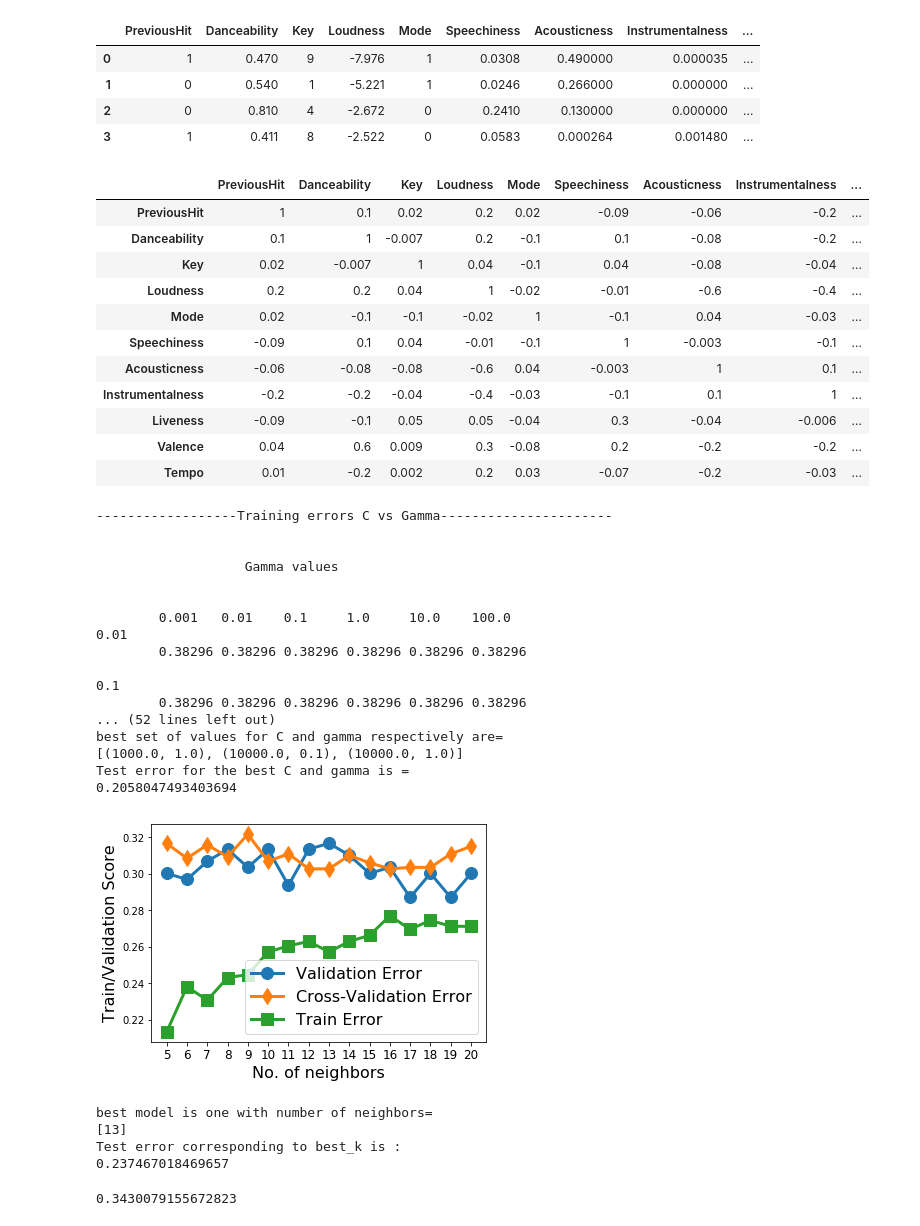
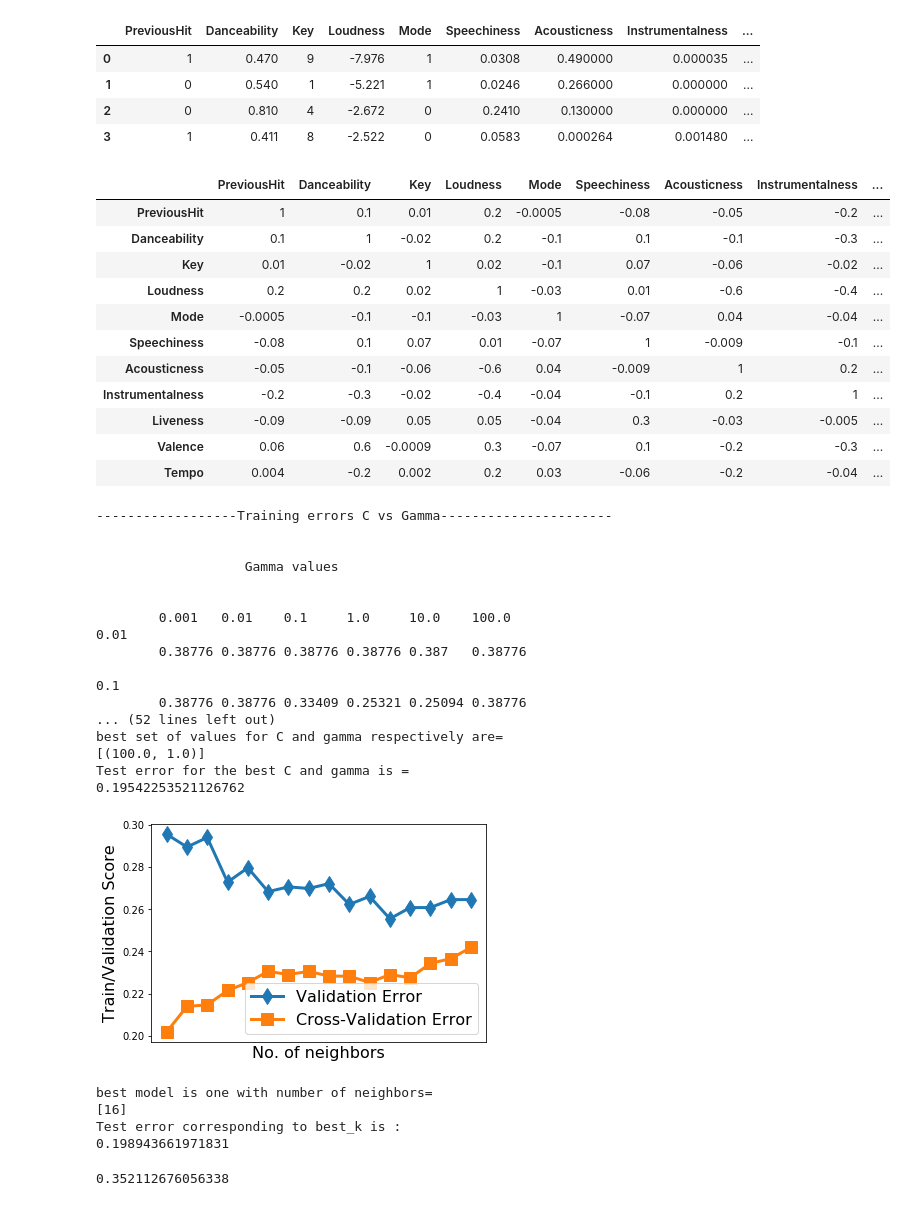
Before and after one commit to pruthvipatel/midterm_project_CS6301.010, a Jupyter notebook: mid_term_project/mid_term_project.ipynb, the cells around one changed output. Saved outputs shown, nothing was run; the diff lists cells and outputs as text; code cells hidden in the pictures.

```diff
--- a/mid_term_project/mid_term_project.ipynb
+++ b/mid_term_project/mid_term_project.ipynb
@@ -41,8 +42,7 @@ train_x=train.iloc[:,[3,4,6,7,8,9,10,11,12,13,14]]
 #train_norm_x = normalize(train_x, axis =0)
 # %%
 #train, test and validation partition
-tst_frac=0.2
-val_frac=0.2
+tst_frac=0.3
 
 
 #change3_____train_x changed to train_norm_x
@@ -50,7 +50,7 @@ val_frac=0.2
 X_trn, X_tst, y_trn, y_tst = train_test_split(train_x, train_y, test_size=tst_frac,random_state=42)
 
 
-X_trn, X_val, y_trn, y_val = train_test_split(X_trn, y_trn, test_size=val_frac,random_state=42)
+#X_trn, X_val, y_trn, y_val = train_test_split(X_trn, y_trn, test_size=val_frac,random_state=42)
 # %%
 test[0:4]
 # %% [output]
@@ -72,17 +72,22 @@ corr = X_trn.corr()
 corr.style.background_gradient(cmap='coolwarm').set_precision(1)
 # %% [output]
 |  | PreviousHit | Danceability | Key | Loudness | Mode | Speechiness | Acousticness | Instrumentalness | ... |
-| PreviousHit | 1 | 0.1 | 0.02 | 0.2 | 0.02 | -0.09 | -0.06 | -0.2 | ... |
-| Danceability | 0.1 | 1 | -0.007 | 0.2 | -0.1 | 0.1 | -0.08 | -0.2 | ... |
-| Key | 0.02 | -0.007 | 1 | 0.04 | -0.1 | 0.04 | -0.08 | -0.04 | ... |
-| Loudness | 0.2 | 0.2 | 0.04 | 1 | -0.02 | -0.01 | -0.6 | -0.4 | ... |
-| Mode | 0.02 | -0.1 | -0.1 | -0.02 | 1 | -0.1 | 0.04 | -0.03 | ... |
-| Speechiness | -0.09 | 0.1 | 0.04 | -0.01 | -0.1 | 1 | -0.003 | -0.1 | ... |
-| Acousticness | -0.06 | -0.08 | -0.08 | -0.6 | 0.04 | -0.003 | 1 | 0.1 | ... |
-| Instrumentalness | -0.2 | -0.2 | -0.04 | -0.4 | -0.03 | -0.1 | 0.1 | 1 | ... |
-| Liveness | -0.09 | -0.1 | 0.05 | 0.05 | -0.04 | 0.3 | -0.04 | -0.006 | ... |
-| Valence | 0.04 | 0.6 | 0.009 | 0.3 | -0.08 | 0.2 | -0.2 | -0.2 | ... |
-| Tempo | 0.01 | -0.2 | 0.002 | 0.2 | 0.03 | -0.07 | -0.2 | -0.03 | ... |
+| PreviousHit | 1 | 0.1 | 0.01 | 0.2 | -0.0005 | -0.08 | -0.05 | -0.2 | ... |
+| Danceability | 0.1 | 1 | -0.02 | 0.2 | -0.1 | 0.1 | -0.1 | -0.3 | ... |
+| Key | 0.01 | -0.02 | 1 | 0.02 | -0.1 | 0.07 | -0.06 | -0.02 | ... |
+| Loudness | 0.2 | 0.2 | 0.02 | 1 | -0.03 | 0.01 | -0.6 | -0.4 | ... |
+| Mode | -0.0005 | -0.1 | -0.1 | -0.03 | 1 | -0.07 | 0.04 | -0.04 | ... |
+| Speechiness | -0.08 | 0.1 | 0.07 | 0.01 | -0.07 | 1 | -0.009 | -0.1 | ... |
+| Acousticness | -0.05 | -0.1 | -0.06 | -0.6 | 0.04 | -0.009 | 1 | 0.2 | ... |
+| Instrumentalness | -0.2 | -0.3 | -0.02 | -0.4 | -0.04 | -0.1 | 0.2 | 1 | ... |
+| Liveness | -0.09 | -0.09 | 0.05 | 0.05 | -0.04 | 0.3 | -0.03 | -0.005 | ... |
+| Valence | 0.06 | 0.6 | -0.0009 | 0.3 | -0.07 | 0.1 | -0.2 | -0.3 | ... |
+| Tempo | 0.004 | -0.2 | 0.002 | 0.2 | 0.03 | -0.06 | -0.2 | -0.04 | ... |
+# %%
+normalize=Normalizer()
+min_max_scaler = preprocessing.MinMaxScaler()
+#x_scaled = min_max_scaler.fit_transform(x)
+#df = pandas.DataFrame(x_scaled)
 # %%
 #---------------------------------------------SVM-------------------------------------------------------------
 from sklearn.svm import SVC
@@ -97,7 +102,7 @@ trnErr = dict()
 valErr = dict()
 
 
-normalize=Normalizer()
+
 #fselect=SelectKBest(f_classif,k=9)
 
 print ('------------------Training errors C vs Gamma----------------------')
@@ -111,9 +116,10 @@ for C in C_values:
     for G in gamma_values:
         clf= SVC(C=C,kernel='rbf',gamma=G)
         SVCclf = Pipeline([('normalization', normalize),
-                       ('SVM', clf)])
+                           ('min_max_scaler', min_max_scaler),
+                           ('SVM', clf)])
         SVMmodels[(C,G)]=SVCclf.fit(X_trn,y_trn)
-        valErr[(C,G)]=1-np.mean(cross_val_score(SVCclf,X_val,y_val,cv=10))
+        valErr[(C,G)]=1-np.mean(cross_val_score(SVCclf,X_trn,y_trn,cv=10))
         trnErr[(C,G)]=1-SVCclf.score(X_trn,y_trn)
 
         print ('\t'+str(np.round(trnErr[(C,G)],decimals=5)),end='')
@@ -150,15 +156,15 @@ print (1-SVMmodels[best_params[0]].score(X_tst,y_tst))
 
         0.001   0.01    0.1     1.0     10.0    100.0
 0.01
-        0.38296 0.38296 0.38296 0.38296 0.38296 0.38296
+        0.38776 0.38776 0.38776 0.38776 0.387   0.38776
 
 0.1
-        0.38296 0.38296 0.38296 0.38296 0.38296 0.38296
+        0.38776 0.38776 0.33409 0.25321 0.25094 0.38776
 ... (52 lines left out)
 best set of values for C and gamma respectively are=
-[(1000.0, 1.0), (10000.0, 0.1), (10000.0, 1.0)]
+[(100.0, 1.0)]
 Test error for the best C and gamma is =
-0.2058047493403694
+0.19542253521126762
 # %%
 #High value of C suggests that the model is highly non-linear
 # %%
@@ -170,7 +176,7 @@ from sklearn.neighbors import KNeighborsClassifier
 k_range = np.arange(5, 21, 1)
 
 kModels=dict()
-kValErr=dict()
+#kValErr=dict()
 kCValErr=dict()
 kTrnErr=dict()
 
@@ -179,42 +185,43 @@ kTrnErr=dict()
 for k in k_range:
     neigh = KNeighborsClassifier(n_neighbors=k, algorithm='kd_tree')
     KNNclf= Pipeline([('normalization', normalize),
+                      ('min_max_scaler', min_max_scaler),
                        ('KNN', neigh)])
     kModels[k]=KNNclf.fit(X_trn,y_trn)
-    kValErr[k]=1-KNNclf.score(X_val,y_val)
+    #kValErr[k]=1-KNNclf.score(X_val,y_val)
     kCValErr[k] = 1- np.mean(cross_val_score(KNNclf,X_trn,y_trn, cv=10))
     kTrnErr[k]=1-KNNclf.score(X_trn,y_trn)
 
 
 
 plt.figure()
-plt.plot(kValErr.keys(), kValErr.values(), marker='o', linewidth=3, markersize=12)
+#plt.plot(kValErr.keys(), kValErr.values(), marker='o', linewidth=3, markersize=12)
 plt.plot(kCValErr.keys(), kCValErr.values(), marker='d', linewidth=3, markersize=12)
 plt.plot(kTrnErr.keys(), kTrnErr.values(), marker='s', linewidth=3, markersize=12)
 plt.xlabel('No. of neighbors', fontsize=16)
 plt.ylabel('Train/Validation Score', fontsize=16)
 plt.xticks(list(kValErr.keys()), fontsize=12)
 plt.legend(['Validation Error','Cross-Validation Error', 'Train Error'], fontsize=16)
 #change__________________removed the below line
 #plt.axis([0, 22, -1, 1])
 
 plt.show()
 
 #temp=min(kValErr.values())
 temp=min(kCValErr.values())
 #best_k=[param for param,score in kValErr.items() if score==temp]
 best_k=[param for param,score in kCValErr.items() if score==temp]
 print ('best model is one with number of neighbors=')
 print (best_k)
 
 print ('Test error corresponding to best_k is :')
 print (1-kModels[best_k[0]].score(X_tst,y_tst))
 # %% [output]
-[figure, old version]
+[figure, new version]
 best model is one with number of neighbors=
-[13]
+[16]
 Test error corresponding to best_k is :
-0.237467018469657
+0.198943661971831
 # %%
 #change______________
 k_best = best_k[0]
@@ -226,7 +233,7 @@ predict_proba = knmodel.predict_proba(X_tst)
 fpr_kn, tpr_kn, thresholds_kn = metrics.roc_curve(y_tst, predict_proba[:,1])
 roc_auc_kn = metrics.auc(fpr_kn, tpr_kn)
 # %% [output]
-0.3430079155672823
+0.352112676056338
 # %%
 #random forest
 from sklearn.ensemble import RandomForestClassifier
```
Also changed, not shown: parts of 11 cells of this notebook.
